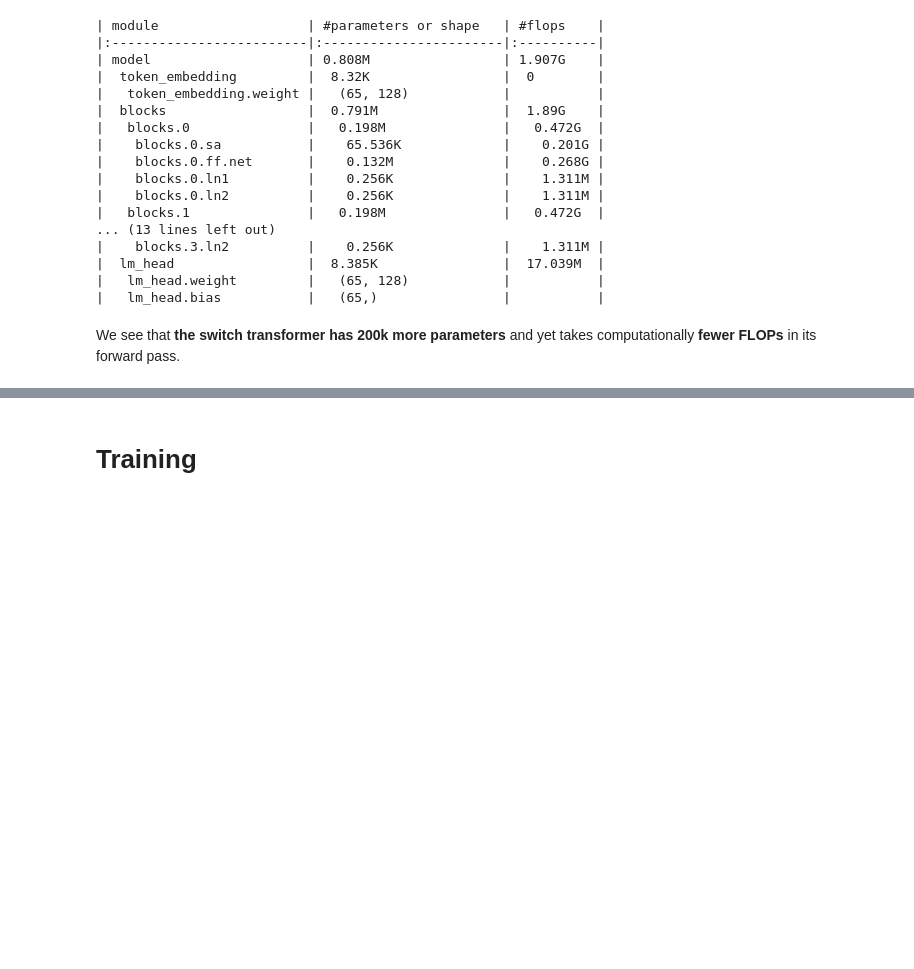
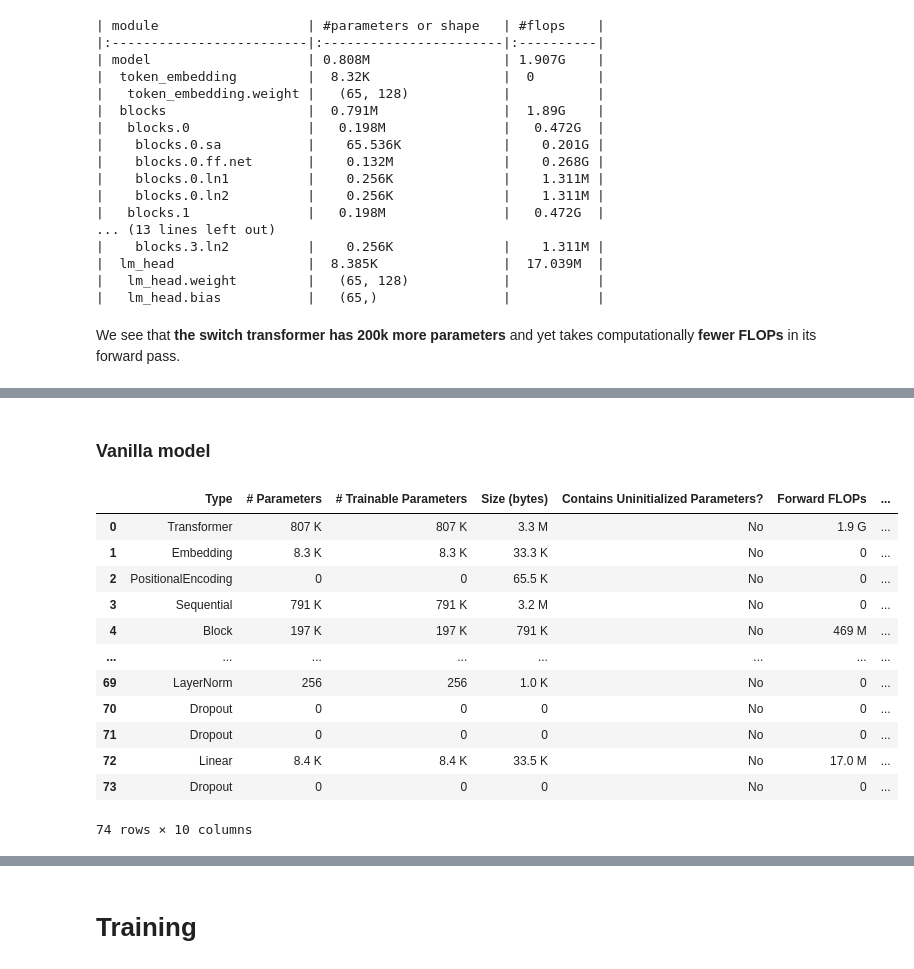
Before and after one commit to terru3/moe-kit, a Jupyter notebook: switch_transformer/switch_transformer.ipynb, the cells around one changed output, grey strips where cells are left out. Cells and saved outputs as stored; diff of their text form; code cells hidden in the pictures; blank space fills up the shorter version.

```diff
--- a/switch_transformer/switch_transformer.ipynb
+++ b/switch_transformer/switch_transformer.ipynb
@@ -294,0 +341,20 @@ We see that **the switch transformer has 200k more parameters** and yet takes co
+# %% [markdown]
+### Vanilla model
+# %%
+module_summary = get_module_summary(vanilla_model, [inp])
+summary_df = markdown_to_pandas(f"{module_summary}")
+summary_df
+# %% [output]
+|  | Type | # Parameters | # Trainable Parameters | Size (bytes) | Contains Uninitialized Parameters? | Forward FLOPs | ... |
+| 0 | Transformer | 807 K | 807 K | 3.3 M | No | 1.9 G | ... |
+| 1 | Embedding | 8.3 K | 8.3 K | 33.3 K | No | 0 | ... |
+| 2 | PositionalEncoding | 0 | 0 | 65.5 K | No | 0 | ... |
+| 3 | Sequential | 791 K | 791 K | 3.2 M | No | 0 | ... |
+| 4 | Block | 197 K | 197 K | 791 K | No | 469 M | ... |
+| ... | ... | ... | ... | ... | ... | ... | ... |
+| 69 | LayerNorm | 256 | 256 | 1.0 K | No | 0 | ... |
+| 70 | Dropout | 0 | 0 | 0 | No | 0 | ... |
+| 71 | Dropout | 0 | 0 | 0 | No | 0 | ... |
+| 72 | Linear | 8.4 K | 8.4 K | 33.5 K | No | 17.0 M | ... |
+| 73 | Dropout | 0 | 0 | 0 | No | 0 | ... |
+74 rows × 10 columns
```
Also changed, not shown: parts of 14 cells of this notebook, 1 other file.
